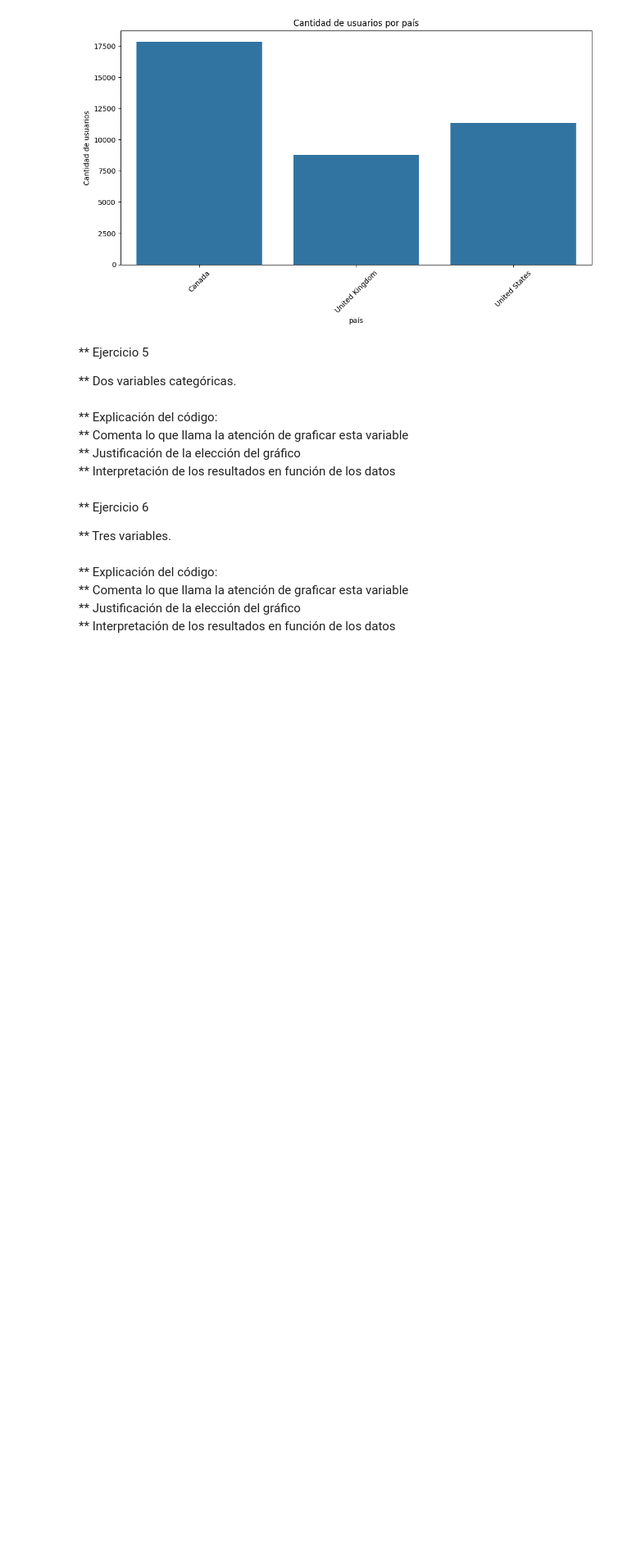
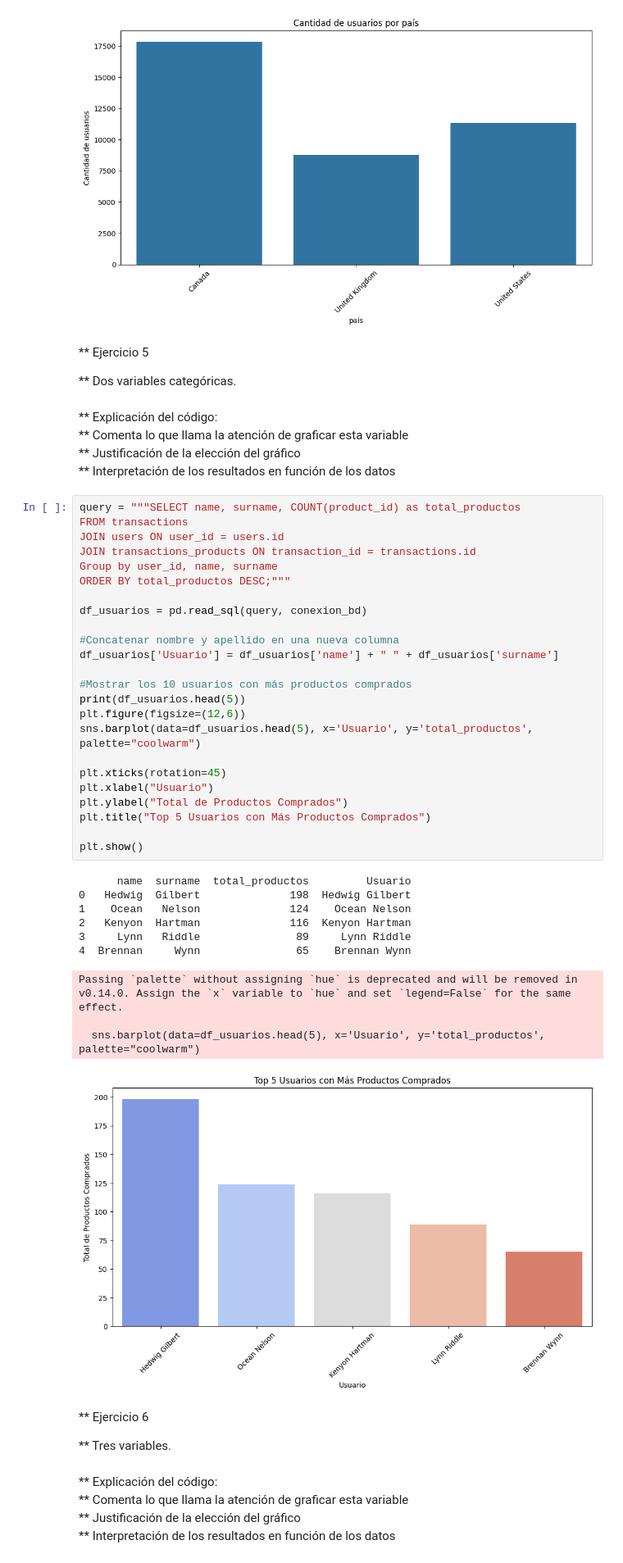
Before and after one commit to MailinV/Sprint_8_MV, a Jupyter notebook: Sprint8_MV.ipynb, the cells around one changed output. Shown at 82% size. Drawn from its saved outputs; the diff is of its cells as text; blank space fills up the shorter version.

```diff
--- a/Sprint8_MV.ipynb
+++ b/Sprint8_MV.ipynb
@@ -247,6 +243,41 @@ plt.show()
 ** Comenta lo que llama la atención de graficar esta variable<br>
 ** Justificación de la elección del gráfico <br>
 ** Interpretación de los resultados en función de los datos<br>
+# %%
+query = """SELECT name, surname, COUNT(product_id) as total_productos
+FROM transactions
+JOIN users ON user_id = users.id
+JOIN transactions_products ON transaction_id = transactions.id
+Group by user_id, name, surname
+ORDER BY total_productos DESC;"""
+
+df_usuarios = pd.read_sql(query, conexion_bd)
+
+#Concatenar nombre y apellido en una nueva columna
+df_usuarios['Usuario'] = df_usuarios['name'] + " " + df_usuarios['surname']
+
+#Mostrar los 10 usuarios con más productos comprados
+print(df_usuarios.head(5))
+plt.figure(figsize=(12,6))
+sns.barplot(data=df_usuarios.head(5), x='Usuario', y='total_productos', palette="coolwarm")
+
+plt.xticks(rotation=45)
+plt.xlabel("Usuario")
+plt.ylabel("Total de Productos Comprados")
+plt.title("Top 5 Usuarios con Más Productos Comprados")
+
+plt.show()
+# %% [output]
+      name  surname  total_productos         Usuario
+0   Hedwig  Gilbert              198  Hedwig Gilbert
+1    Ocean   Nelson              124    Ocean Nelson
+2   Kenyon  Hartman              116  Kenyon Hartman
+3     Lynn   Riddle               89     Lynn Riddle
+4  Brennan     Wynn               65    Brennan Wynn
+Passing `palette` without assigning `hue` is deprecated and will be removed in v0.14.0. Assign the `x` variable to `hue` and set `legend=False` for the same effect.
+
+  sns.barplot(data=df_usuarios.head(5), x='Usuario', y='total_productos', palette="coolwarm")
+[figure, added]
 # %% [markdown]
 ** Ejercicio 6 <br>
 
```
Also changed, not shown: parts of 6 cells of this notebook.
